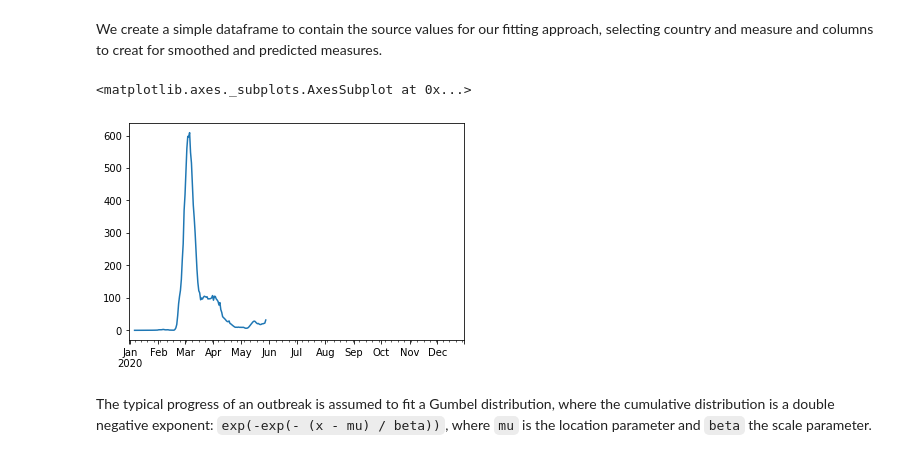
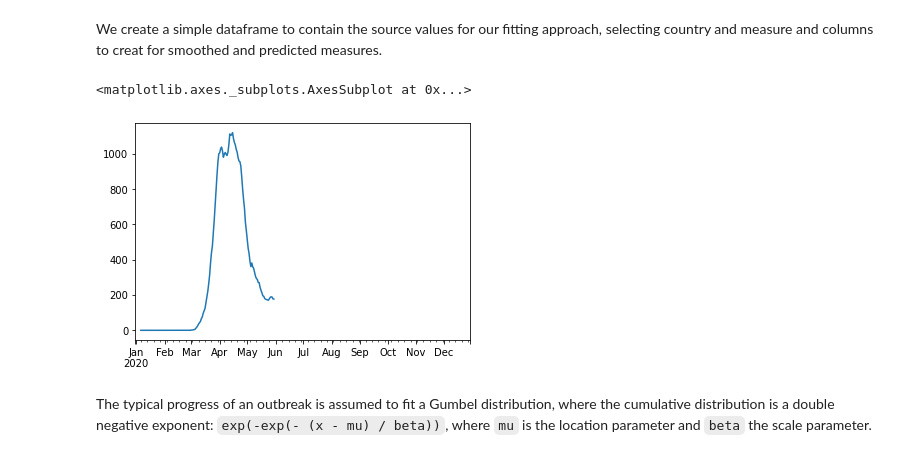
Before and after one commit to R3dje/COVID19, a Jupyter notebook: Gumbelpivot.ipynb, the cells around one changed output. Drawn from its saved outputs; the diff is of its cells as text; code cells hidden in the pictures.

```diff
--- a/Gumbelpivot.ipynb
+++ b/Gumbelpivot.ipynb
@@ -110,19 +110,19 @@ Name: daynum, dtype: float64
 # %% [markdown]
 We create a simple dataframe to contain the source values for our fitting approach, selecting country and measure and columns to creat for smoothed and predicted measures.
 # %%
-country  = 'KR'
+country  = 'NL'
 measure  = 'cases'
 smeasure = 'scases'
 pmeasure = 'pcases'
 
 df_geo[(smeasure, country)] = df_geo[measure][country].rolling(7).mean()
 
 df_pred = pd.DataFrame({
     'daynum':df_geo['daynum'], measure:df_geo[smeasure][country]})
 df_pred[measure].plot()
 # %% [output]
 <matplotlib.axes._subplots.AxesSubplot at 0x...>
-[figure, old version]
+[figure, new version]
 # %% [markdown]
 The typical progress of an outbreak is assumed to fit a Gumbel distribution, where the cumulative distribution is a double negative exponent: `exp(-exp(- (x - mu) / beta))`, where `mu` is the location parameter and `beta` the scale parameter.
 # %%
```
Also changed, not shown: parts of 26 cells of this notebook, 14 other files.
